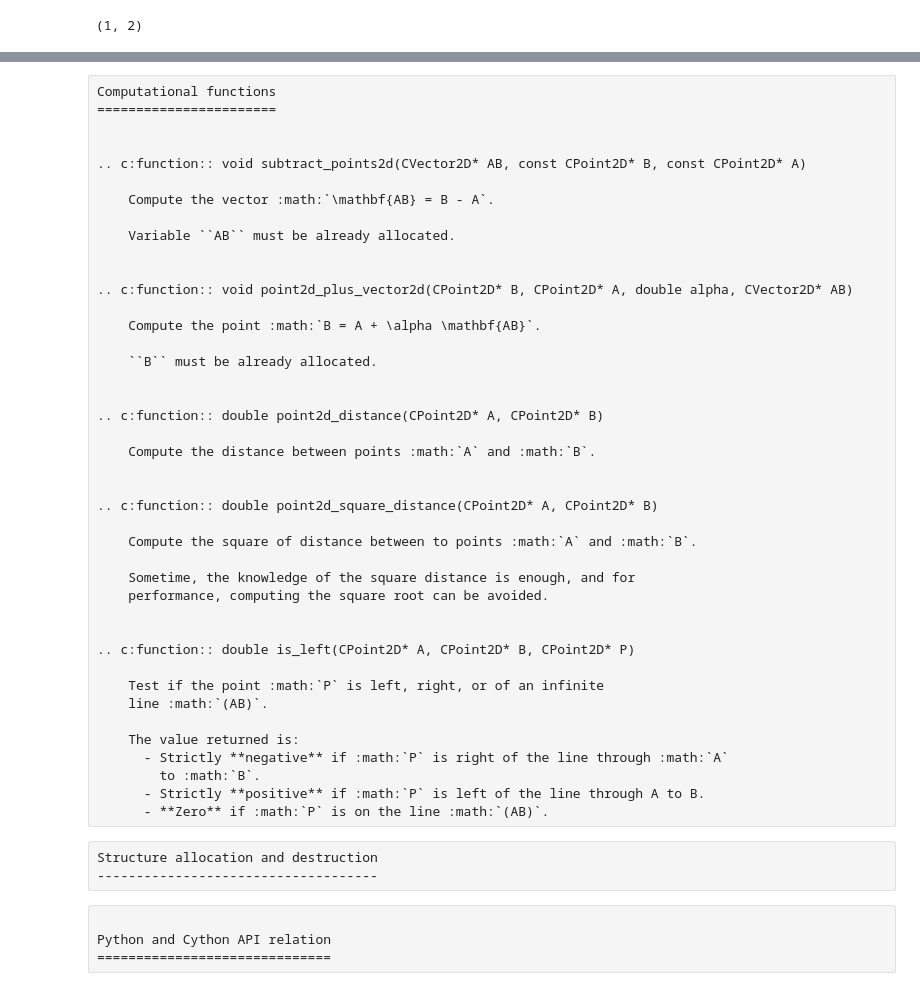
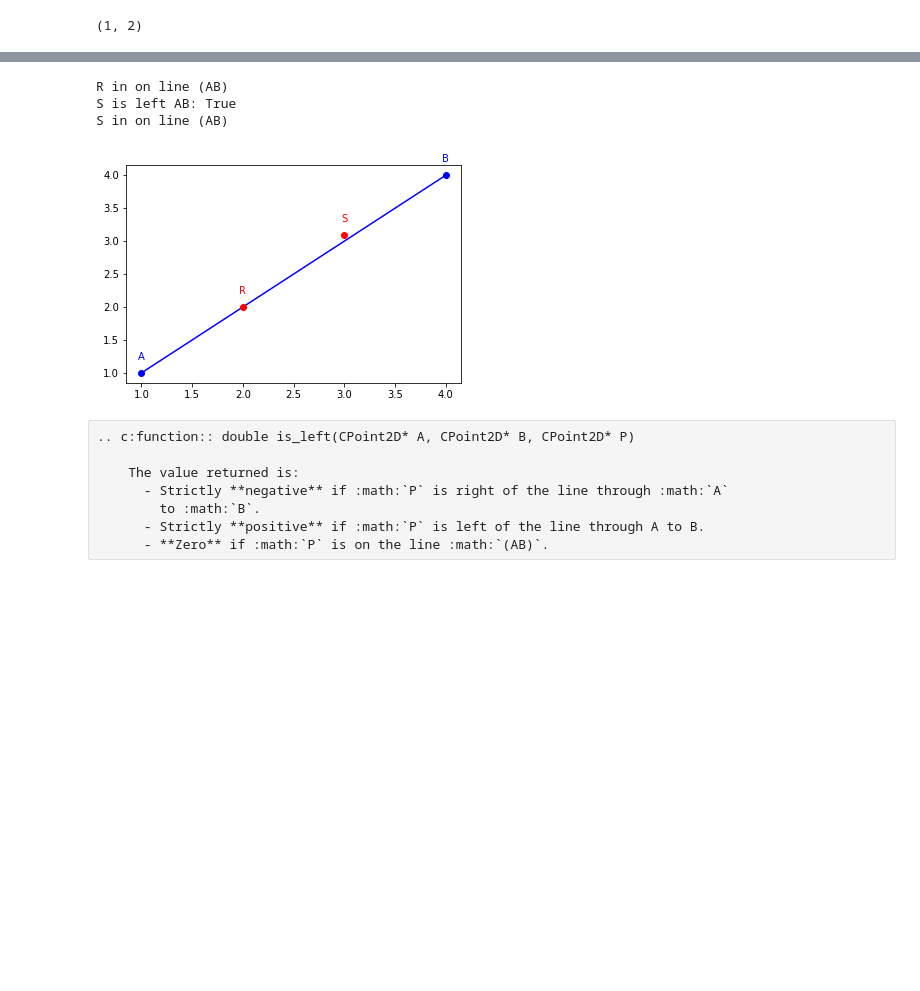
Before and after one commit to geomalgo/geomalgo-doc, a Jupyter notebook: points.ipynb, the cells around one changed output, grey strips where cells are left out. Drawn from its saved outputs; the diff is of its cells as text; code cells hidden in the pictures; blank space fills up the shorter version.

```diff
--- a/points.ipynb
+++ b/points.ipynb
@@ -135,49 +363,33 @@ strucutre and some computational functions.
+# %%
+for obj in [A, B, AB]:
+    obj.plot()
+
+R = ga.Point2D(2, 2, name='R')
+S = ga.Point2D(3, 3.1, name='S')
+for obj in [R, S]:
+    obj.plot(color='red')
+
+try:
+    R.is_left(B, A)
+except ValueError as err:
+    print(err)
+
+print('S is left AB:', S.is_left(A, B))
+
+try:
+    S.is_left(A, B, isclose=lambda x,y: abs(x-y)<0.5)
+except ValueError as err:
+    print(err)
+# %% [output]
+R in on line (AB)
+S is left AB: True
+S in on line (AB)
+[figure, added]
 # %% [raw]
-Computational functions
-=======================
-
-
-.. c:function:: void subtract_points2d(CVector2D* AB, const CPoint2D* B, const CPoint2D* A)
-
-    Compute the vector :math:`\mathbf{AB} = B - A`.
-
-    Variable ``AB`` must be already allocated.
-
-
-.. c:function:: void point2d_plus_vector2d(CPoint2D* B, CPoint2D* A, double alpha, CVector2D* AB)
-
-    Compute the point :math:`B = A + \alpha \mathbf{AB}`.
-
-    ``B`` must be already allocated.
-
-
-.. c:function:: double point2d_distance(CPoint2D* A, CPoint2D* B)
-
-    Compute the distance between points :math:`A` and :math:`B`.
-
-
-.. c:function:: double point2d_square_distance(CPoint2D* A, CPoint2D* B)
-
-    Compute the square of distance between to points :math:`A` and :math:`B`.
-
-    Sometime, the knowledge of the square distance is enough, and for
-    performance, computing the square root can be avoided.
-
-
 .. c:function:: double is_left(CPoint2D* A, CPoint2D* B, CPoint2D* P)
-
-    Test if the point :math:`P` is left, right, or of an infinite
-    line :math:`(AB)`.
 
     The value returned is:
       - Strictly **negative** if :math:`P` is right of the line through :math:`A`
         to :math:`B`.
       - Strictly **positive** if :math:`P` is left of the line through A to B.
       - **Zero** if :math:`P` is on the line :math:`(AB)`.
-# %% [raw]
-Structure allocation and destruction
-------------------------------------
-# %% [raw]
-
-Python and Cython API relation
-==============================
```
Also changed, not shown: parts of 29 cells of this notebook, 1 other file.
